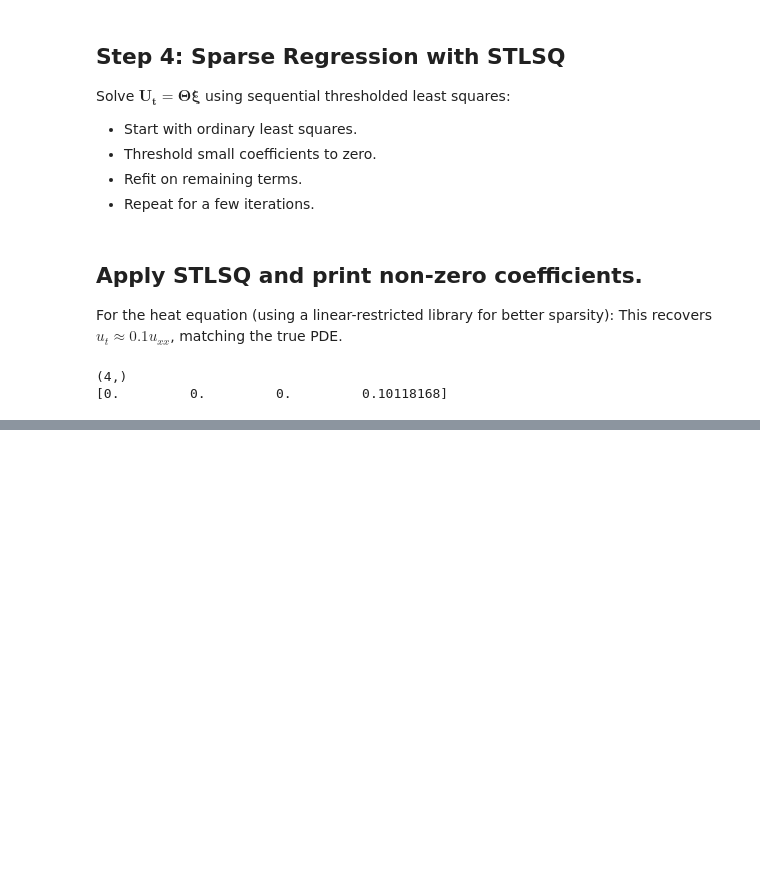
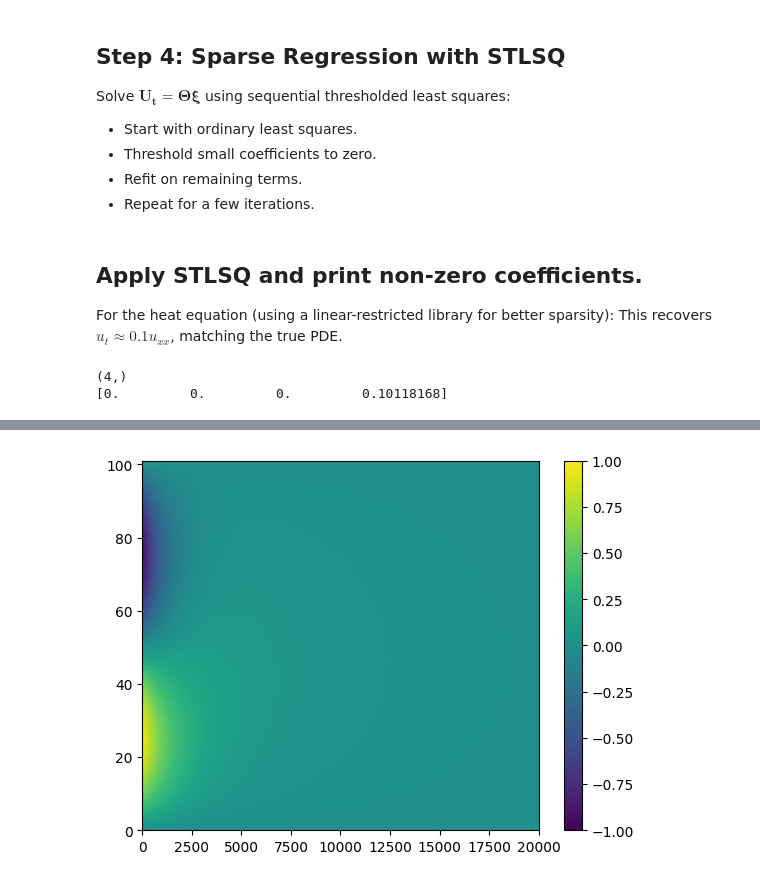
Before and after one commit to arofenitra/SINDy-research, a Jupyter notebook: sindy_tutorial.ipynb, the cells around one changed output, grey strips where cells are left out. Drawn from its saved outputs; the diff is of its cells as text; code cells hidden in the pictures; blank space fills up the shorter version.

```diff
--- a/sindy_tutorial.ipynb
+++ b/sindy_tutorial.ipynb
@@ -119,0 +253,31 @@ print(xi)
+# %%
+import numpy as np
+
+# Parameters
+L = 1.0  # Domain
+nx = 101  # Spatial points
+dx = L / (nx - 1)
+nt = 20000  # Time steps (for t_max ≈ 2)
+dt = 1e-4  # Small for accuracy/stability
+x = np.linspace(0, L, nx)
+t_grid = np.linspace(0, dt * (nt - 1), nt)
+
+# Initial condition (sine for good spatial coverage)
+u0 = np.sin(2 * np.pi * x / L)
+
+# Choose f(x): constant or non-constant
+# f = 0.1 * np.ones(nx)  # Constant (heat equation)
+f = 0.1 + 0.2 * x  # Non-constant example
+
+# Simulate
+u = np.zeros((nt, nx))
+u[0] = u0
+for n in range(1, nt):
+    u[n, 1:-1] = u[n-1, 1:-1] + dt * f[1:-1] / dx**2 * (u[n-1, 2:] - 2 * u[n-1, 1:-1] + u[n-1, :-2])
+
+u = u.T  # (nx, nt)
+plt.pcolor(u)
+plt.colorbar()
+plt.show()
+# %% [output]
+[figure, added]
```
Also changed, not shown: parts of 10 cells of this notebook.
